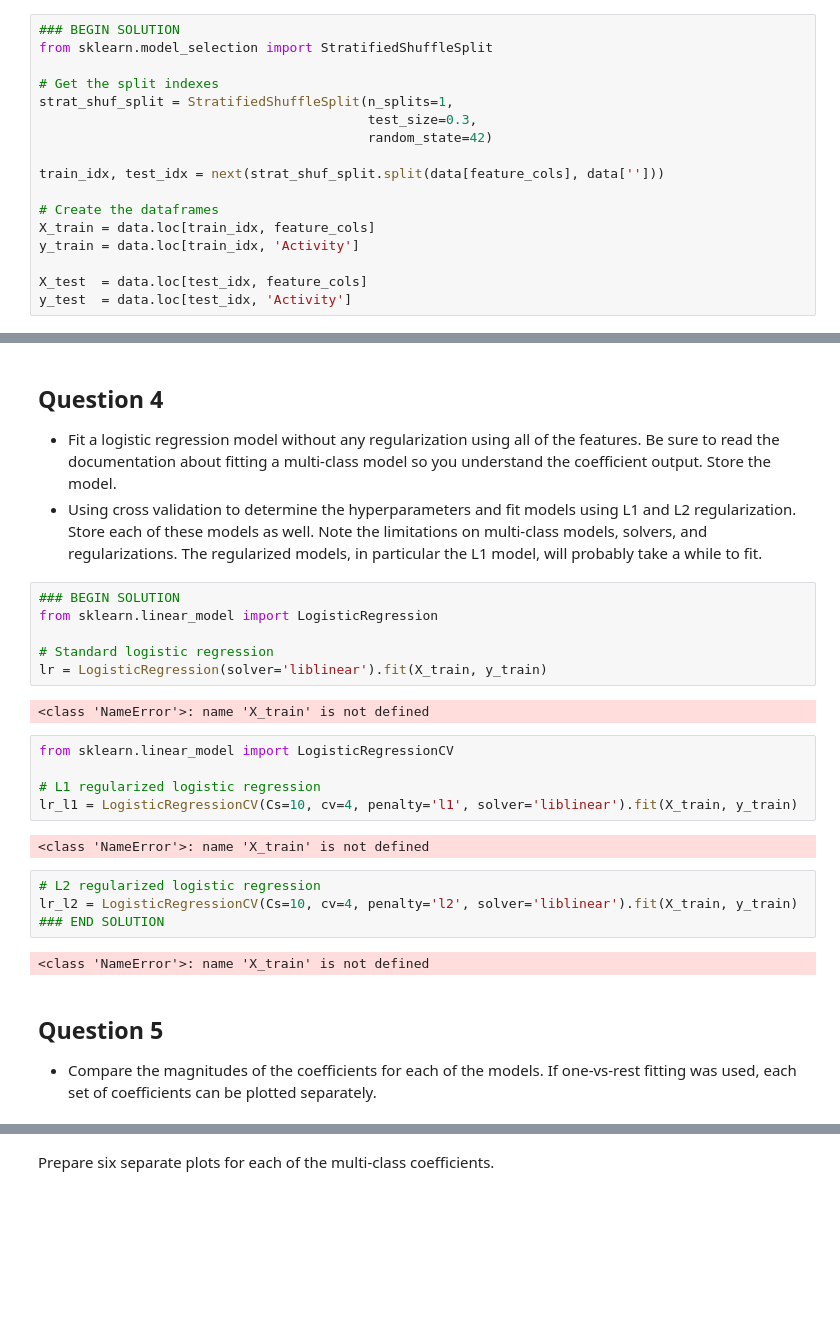
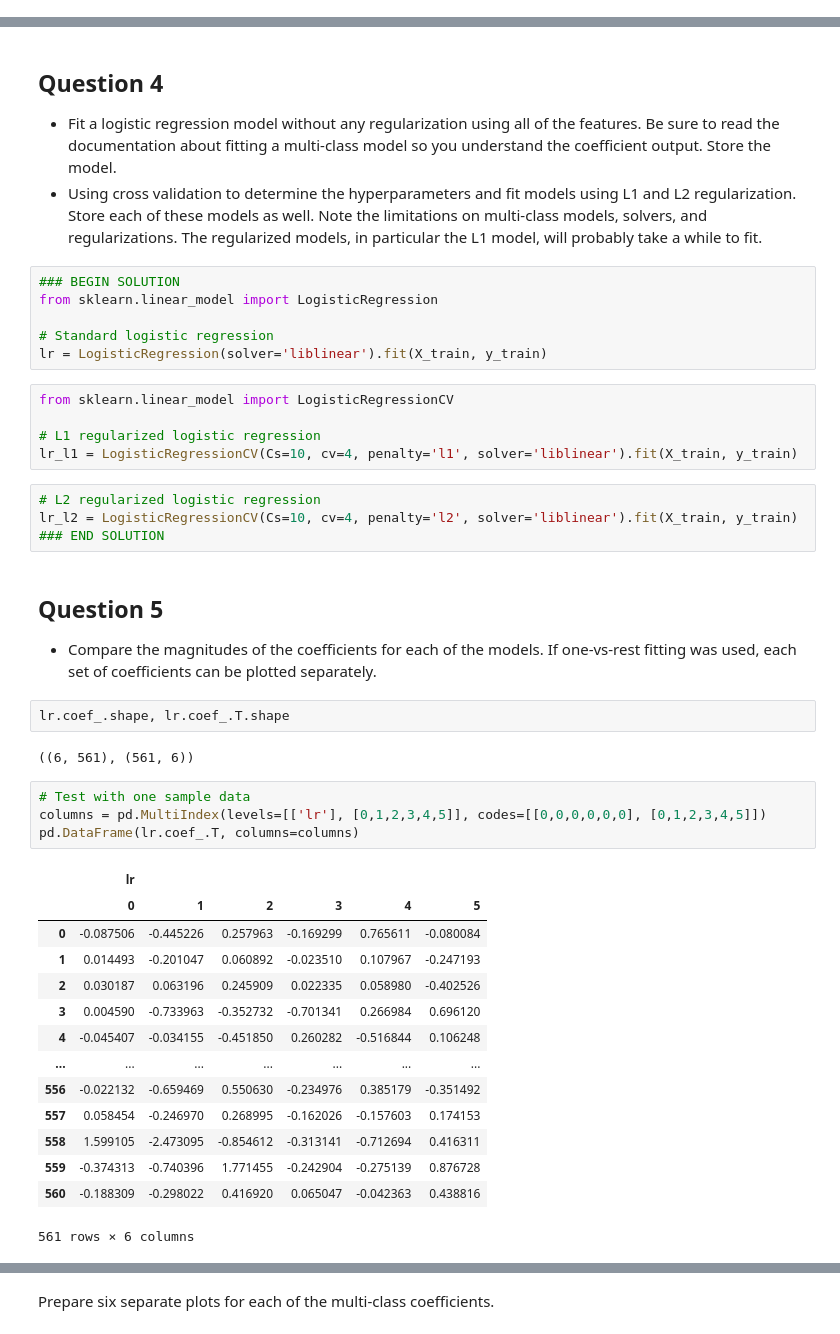
Before and after one commit to htetaunglynn94/coursera, a Jupyter notebook: ibm_ml_series/supervised_ml_classification/module_1/holab_1_logistic_regression_error_metrics.ipynb, the cells around one changed output, grey strips where cells are left out. Cells and saved outputs as stored; diff of their text form; blank space fills up the shorter version.

```diff
--- a/ibm_ml_series/supervised_ml_classification/module_1/holab_1_logistic_regression_error_metrics.ipynb
+++ b/ibm_ml_series/supervised_ml_classification/module_1/holab_1_logistic_regression_error_metrics.ipynb
@@ -373,17 +366,0 @@ train_idx, test_idx
-# %%
-### BEGIN SOLUTION
-from sklearn.model_selection import StratifiedShuffleSplit
-
-# Get the split indexes
-strat_shuf_split = StratifiedShuffleSplit(n_splits=1,
-                                          test_size=0.3,
-                                          random_state=42)
-
-train_idx, test_idx = next(strat_shuf_split.split(data[feature_cols], data['']))
-
-# Create the dataframes
-X_train = data.loc[train_idx, feature_cols]
-y_train = data.loc[train_idx, 'Activity']
-
-X_test  = data.loc[test_idx, feature_cols]
-y_test  = data.loc[test_idx, 'Activity']
@@ -409,23 +461,40 @@ from sklearn.linear_model import LogisticRegression
 
 # Standard logistic regression
 lr = LogisticRegression(solver='liblinear').fit(X_train, y_train)
-# %% [output]
-<class 'NameError'>: name 'X_train' is not defined
 # %%
 from sklearn.linear_model import LogisticRegressionCV
 
 # L1 regularized logistic regression
 lr_l1 = LogisticRegressionCV(Cs=10, cv=4, penalty='l1', solver='liblinear').fit(X_train, y_train)
-# %% [output]
-<class 'NameError'>: name 'X_train' is not defined
 # %%
 # L2 regularized logistic regression
 lr_l2 = LogisticRegressionCV(Cs=10, cv=4, penalty='l2', solver='liblinear').fit(X_train, y_train)
 ### END SOLUTION
-# %% [output]
-<class 'NameError'>: name 'X_train' is not defined
 # %% [markdown]
 ## Question 5
 
 * Compare the magnitudes of the coefficients for each of the models. If one-vs-rest fitting was used, each set of coefficients can be plotted separately.
+# %%
+lr.coef_.shape, lr.coef_.T.shape
+# %% [output]
+((6, 561), (561, 6))
+# %%
+# Test with one sample data
+columns = pd.MultiIndex(levels=[['lr'], [0,1,2,3,4,5]], codes=[[0,0,0,0,0,0], [0,1,2,3,4,5]])
+pd.DataFrame(lr.coef_.T, columns=columns)
+# %% [output]
+|  | lr |  |  |  |  |  |
+|  | 0 | 1 | 2 | 3 | 4 | 5 |
+| 0 | -0.087506 | -0.445226 | 0.257963 | -0.169299 | 0.765611 | -0.080084 |
+| 1 | 0.014493 | -0.201047 | 0.060892 | -0.023510 | 0.107967 | -0.247193 |
+| 2 | 0.030187 | 0.063196 | 0.245909 | 0.022335 | 0.058980 | -0.402526 |
+| 3 | 0.004590 | -0.733963 | -0.352732 | -0.701341 | 0.266984 | 0.696120 |
+| 4 | -0.045407 | -0.034155 | -0.451850 | 0.260282 | -0.516844 | 0.106248 |
+| ... | ... | ... | ... | ... | ... | ... |
+| 556 | -0.022132 | -0.659469 | 0.550630 | -0.234976 | 0.385179 | -0.351492 |
+| 557 | 0.058454 | -0.246970 | 0.268995 | -0.162026 | -0.157603 | 0.174153 |
+| 558 | 1.599105 | -2.473095 | -0.854612 | -0.313141 | -0.712694 | 0.416311 |
+| 559 | -0.374313 | -0.740396 | 1.771455 | -0.242904 | -0.275139 | 0.876728 |
+| 560 | -0.188309 | -0.298022 | 0.416920 | 0.065047 | -0.042363 | 0.438816 |
+561 rows × 6 columns
 # %%
```
Also changed, not shown: parts of 23 cells of this notebook.
